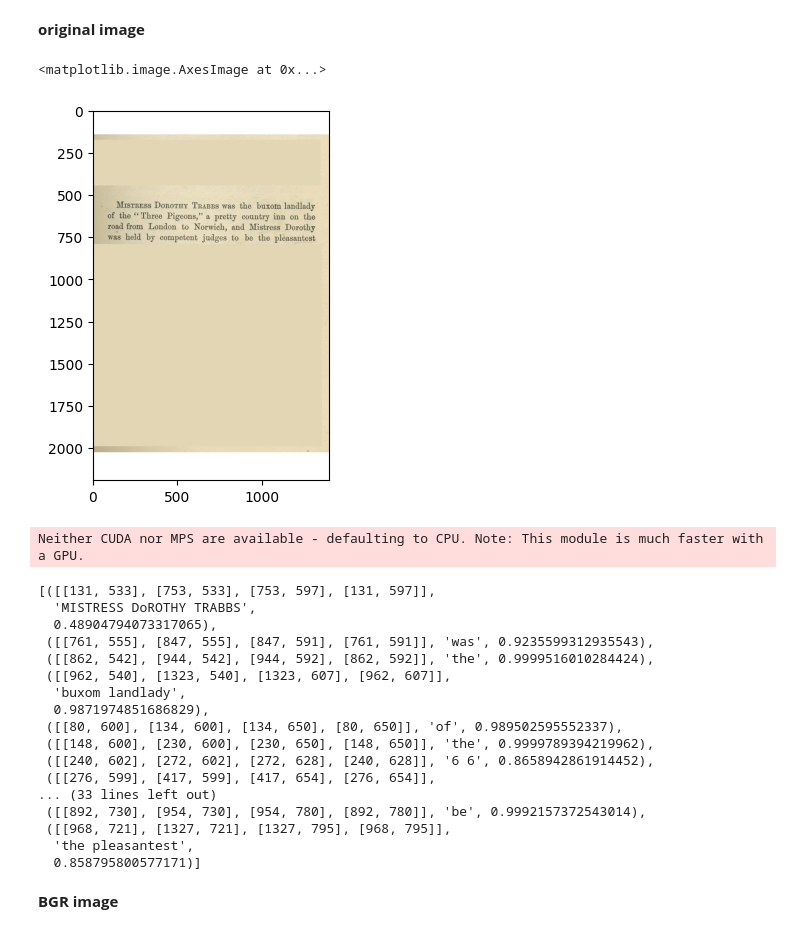
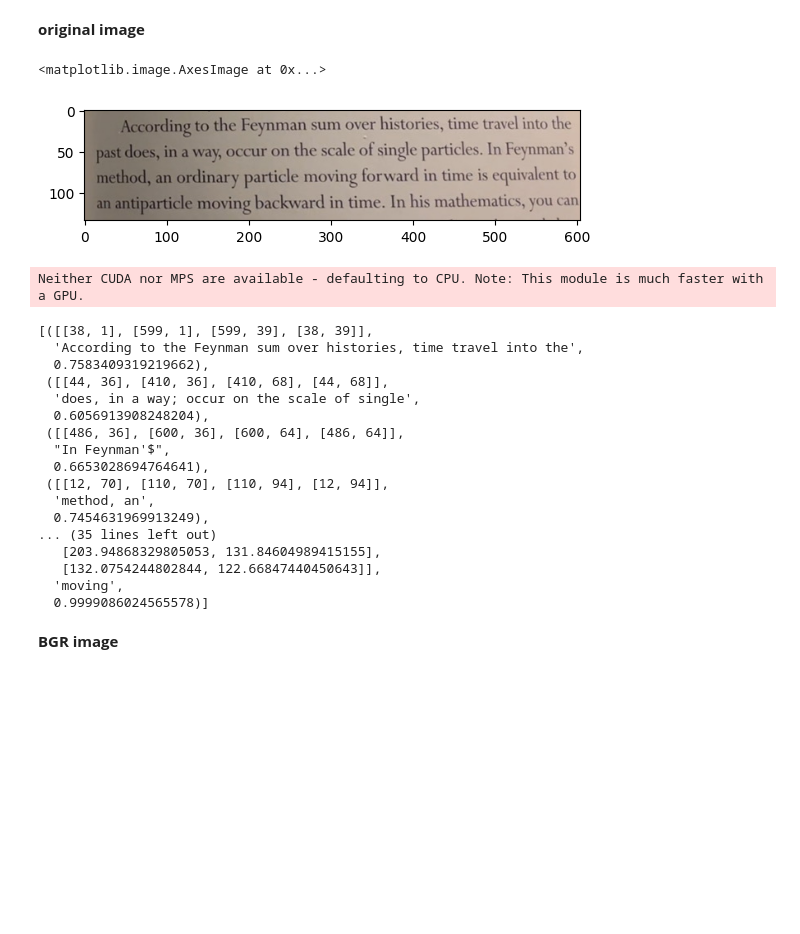
Before and after one commit to CreatorWassim/img-to-txt-to-exp, a Jupyter notebook: ocr_GPT.ipynb, the cells around one changed output. Saved outputs shown, nothing was run; the diff lists cells and outputs as text; code cells hidden in the pictures; blank space fills up the shorter version.

```diff
--- a/ocr_GPT.ipynb
+++ b/ocr_GPT.ipynb
@@ -11,36 +11,36 @@ import numpy as np
 # %% [markdown]
 **original image**
 # %%
-image_url = 'D:\\MyProjects\\Projects\\img-to-txt-to-exp\\input_images\\Sector_General_SH_Book.png'
+image_url = 'D:\\MyProjects\\Projects\\img-to-txt-to-exp\\input_images\\20240125_004730000_iOS.jpg'
 image_org = Image.open(image_url)
 image_org = np.array(image_org)
 plt.imshow(image_org)
 # %% [output]
 <matplotlib.image.AxesImage at 0x...>
-[figure, old version]
+[figure, new version]
 # %%
 read = easyocr.Reader(['en'])
 res_org  = read.readtext(image_org)
 res_org
 # %% [output]
 Neither CUDA nor MPS are available - defaulting to CPU. Note: This module is much faster with a GPU.
-[([[131, 533], [753, 533], [753, 597], [131, 597]],
-  'MISTRESS DoROTHY TRABBS',
-  0.48904794073317065),
- ([[761, 555], [847, 555], [847, 591], [761, 591]], 'was', 0.9235599312935543),
- ([[862, 542], [944, 542], [944, 592], [862, 592]], 'the', 0.9999516010284424),
- ([[962, 540], [1323, 540], [1323, 607], [962, 607]],
-  'buxom landlady',
-  0.9871974851686829),
- ([[80, 600], [134, 600], [134, 650], [80, 650]], 'of', 0.989502595552337),
- ([[148, 600], [230, 600], [230, 650], [148, 650]], 'the', 0.9999789394219962),
- ([[240, 602], [272, 602], [272, 628], [240, 628]], '6 6', 0.8658942861914452),
- ([[276, 599], [417, 599], [417, 654], [276, 654]],
-... (33 lines left out)
- ([[892, 730], [954, 730], [954, 780], [892, 780]], 'be', 0.9992157372543014),
- ([[968, 721], [1327, 721], [1327, 795], [968, 795]],
-  'the pleasantest',
-  0.858795800577171)]
+[([[38, 1], [599, 1], [599, 39], [38, 39]],
+  'According to the Feynman sum over histories, time travel into the',
+  0.7583409319219662),
+ ([[44, 36], [410, 36], [410, 68], [44, 68]],
+  'does, in a way; occur on the scale of single',
+  0.6056913908248204),
+ ([[486, 36], [600, 36], [600, 64], [486, 64]],
+  "In Feynman'$",
+  0.6653028694764641),
+ ([[12, 70], [110, 70], [110, 94], [12, 94]],
+  'method, an',
+  0.7454631969913249),
+... (35 lines left out)
+   [203.94868329805053, 131.84604989415155],
+   [132.0754244802844, 122.66847440450643]],
+  'moving',
+  0.9999086024565578)]
 # %% [markdown]
 **BGR image**
 # %%
```
Also changed, not shown: parts of 9 cells of this notebook, 1 other file.
